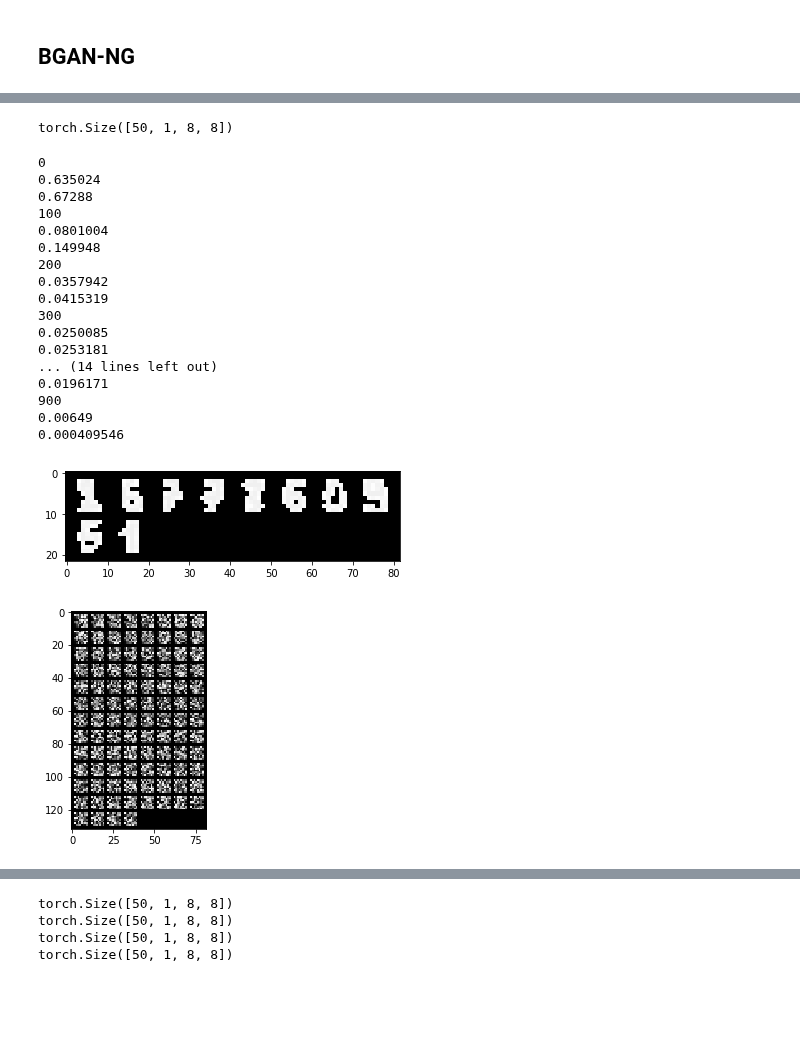
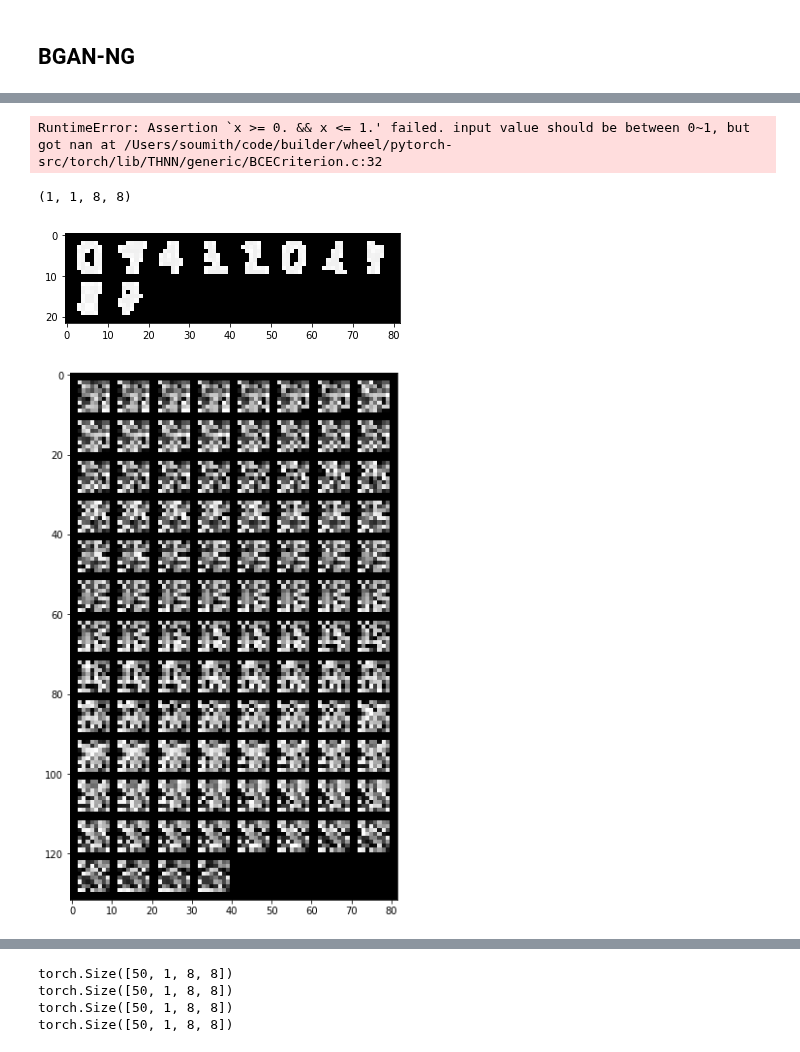
Before and after one commit to mfinzi/gans-and-stuff, a Jupyter notebook: bgan_no_generator_digits.ipynb, the cells around one changed output, grey strips where cells are left out. Drawn from its saved outputs; the diff is of its cells as text; code cells hidden in the pictures; blank space fills up the shorter version.

```diff
--- a/bgan_no_generator_digits.ipynb
+++ b/bgan_no_generator_digits.ipynb
@@ -106,9 +106,9 @@ batch_size = 50
 # %%
 prior = FactorizedNormalPrior(std=5.)
 disc = DiscriminatorNetwork(x_dim=64, K=2, h_dim=200)
-init = data[0].numpy()[:, None]
+init = np.copy(data[0].numpy()[:, None])
 gen = GeneratorNetwork(1, init=init)
 gen.apply(weights_init)
 disc.apply(weights_init)
-bgan = BGANNG(gen, prior, disc, alpha=.01, eta=1e-5, num_data=len(data), disc_lr=1e-4, observed_gen=100)
+bgan = BGANNG(gen, prior, disc, alpha=.01, eta=1e-6, num_data=len(data), disc_lr=5e-5, observed_gen=200)
 samples = []
@@ -119,13 +134,9 @@ torch.Size([1, 1, 8, 8])
-# %%
-batch.size()
-# %% [output]
-torch.Size([50, 1, 8, 8])
 # %%
 old_samples = None
 if isinstance(samples, np.ndarray):
     old_samples = np.copy(samples)
     samples = []
-for epoch in range(1000):
+for epoch in range(100000):
     for i, data_ in enumerate(trainloader, 0):
         batch = data_.float()
         bgan.step(batch)
@@ -143,29 +154,17 @@ if old_samples is not None:
 else:
     samples = np.array(samples)
 # %% [output]
-0
-0.635024
-0.67288
-100
-0.0801004
-0.149948
-200
-0.0357942
-0.0415319
-300
-0.0250085
-0.0253181
-... (14 lines left out)
-0.0196171
-900
-0.00649
-0.000409546
+RuntimeError: Assertion `x >= 0. && x <= 1.' failed. input value should be between 0~1, but got nan at /Users/soumith/code/builder/wheel/pytorch-src/torch/lib/THNN/generic/BCECriterion.c:32
+# %%
+samples[0].shape
+# %% [output]
+(1, 1, 8, 8)
 # %%
 batch_samples_ = batch[:10]
 batch_np = data.inverse_transform(batch_samples_)
 imshow(torchvision.utils.make_grid(torch.from_numpy(batch_np)))
 # %% [output]
-[figure, old version]
+[figure, new version]
 # %%
 fake_samples = []
 for sample in bgan.fake_dataset:
@@ -176,11 +175,12 @@ indices = (np.linspace(0, 1, 20) * (len(fake_samples)-1)).astype(int)
 # %%
 # fake_samples_ = torch.from_numpy(fake_samples[indices]).view(-1, 1, 8, 8)
 fake_samples_ = torch.from_numpy(fake_samples[-100:]).view(-1, 1, 8, 8)
-fake_np = data.inverse_transform(fake_samples_)\
+fake_np = data.inverse_transform(fake_samples_)
 # %%
+plt.figure(figsize=(10,10))
 imshow(torchvision.utils.make_grid(torch.from_numpy(fake_np)))
 # %% [output]
-[figure, old version]
+[figure, new version]
 # %%
 sample_probs = disc(Variable(torch.from_numpy(fake_np)))[:, 0].data.numpy()
 # %%
```
Also changed, not shown: parts of 8 cells of this notebook, 4 other files.
